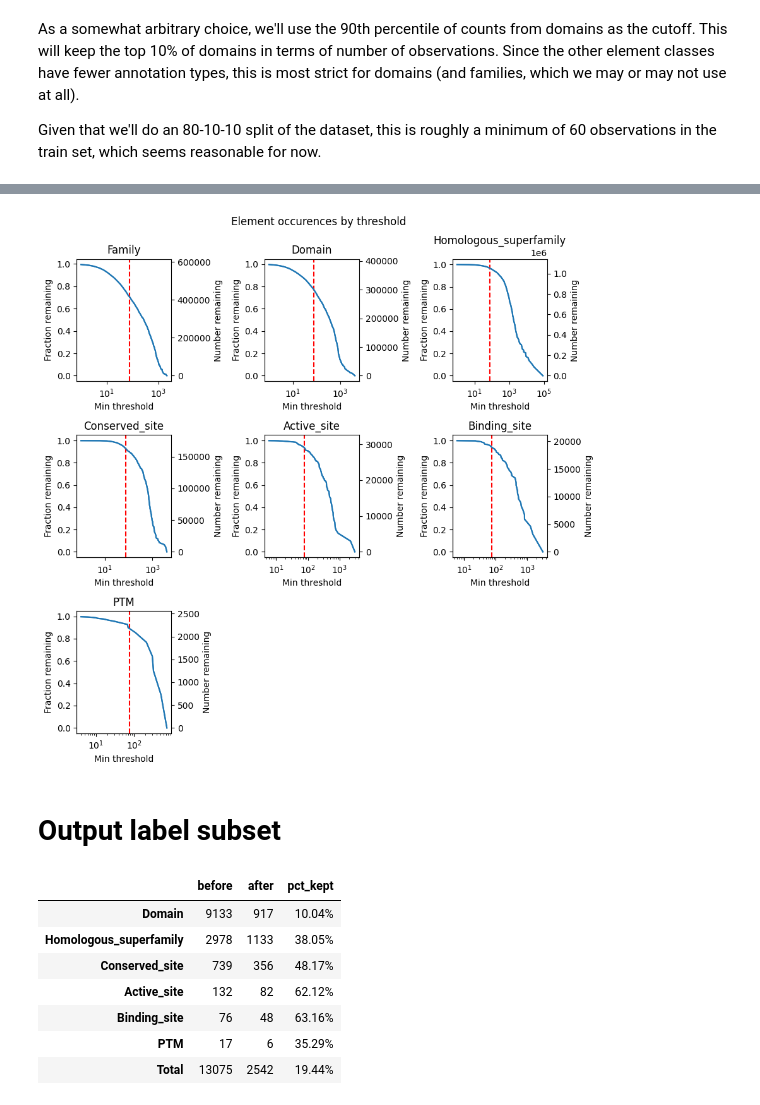
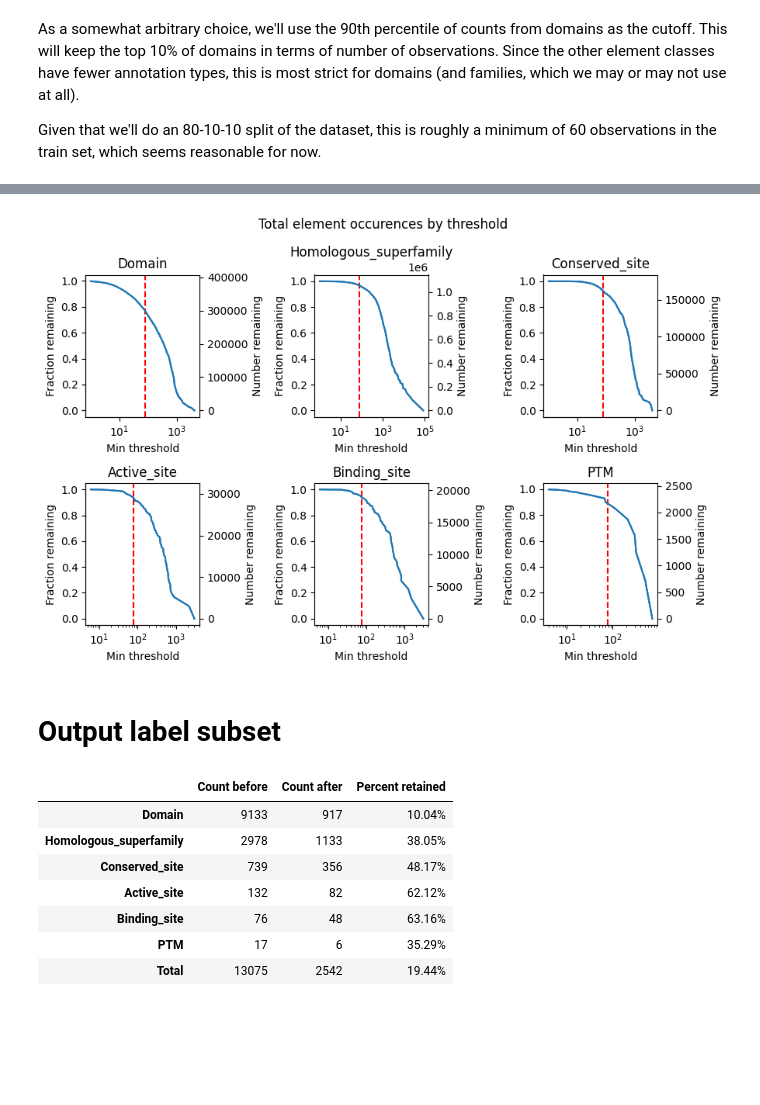
Before and after one commit to rcalef/magneton, a Jupyter notebook: experiments/create_label_subsets.ipynb, the cells around one changed output, grey strips where cells are left out. Cells and saved outputs as stored; diff of their text form; code cells hidden in the pictures; blank space fills up the shorter version.

```diff
--- a/experiments/create_label_subsets.ipynb
+++ b/experiments/create_label_subsets.ipynb
@@ -107,13 +110,17 @@ Binding_site                 76
 PTM                          17
 Name: count, dtype: int64
 # %%
-sns.barplot(
+ax = sns.barplot(
     x="element_type",
     hue="element_type",
     y="count",
     data=element_counts.reset_index(),
     hue_order=want_types,
+    edgecolor="black",
 )
+for cont in ax.containers:
+    ax.bar_label(cont)
+
 plt.xticks(rotation=45, ha="right")
 plt.ylabel("Number of distinct types")
 plt.xlabel("Entry type")
@@ -255,9 +262,18 @@ plt.ylim(-0.02, 1)
 As a somewhat arbitrary choice, we'll use the 90th percentile of counts from domains as the cutoff. This will keep the top 10% of domains in terms of number of observations. Since the other element classes have fewer annotation types, this is most strict for domains (and families, which we may or may not use at all).
 
 Given that we'll do an 80-10-10 split of the dataset, this is roughly a minimum of 60 observations in the train set, which seems reasonable for now.
+# %%
+order = [x for x in want_types if x != "Family"]
 # %%
 # Create a FacetGrid
-g = sns.FacetGrid(combined_stats_nonzero, col="element_type", col_wrap=3, sharex=False, sharey=False)
+g = sns.FacetGrid(
+    combined_stats_nonzero,
+    col="element_type",
+    col_wrap=3,
+    col_order=order,
+    sharex=False,
+    sharey=False,
+)
 
 # Define the plotting function
 def plot_facet(data, **kwargs):
@@ -278,6 +294,7 @@ def plot_facet(data, **kwargs):
     ax = plt.gca()
     ax.axvline(77, color="red", linestyle="--")
     ax.set_ylabel("Fraction")
+    plt.xlabel("Min threshold")
 
     # Plot the inverse CDF for count
     ax2 = ax.twinx()
@@ -301,7 +318,7 @@ g.map_dataframe(plot_facet)
 for ax, title in zip(g.axes.flat, g.col_names):
     ax.set_title(title)
 
-plt.suptitle("Unique elements by threshold")
+plt.suptitle("Distinct types remaining by threshold")
 
 # Adjust layout
 plt.tight_layout()
@@ -311,6 +328,14 @@ plt.show()
 # %%
 # Create a FacetGrid
-g = sns.FacetGrid(combined_stats_nonzero, col="element_type", col_wrap=3, sharex=False, sharey=False)
+g = sns.FacetGrid(
+    combined_stats_nonzero,
+    col="element_type",
+    col_wrap=3,
+    col_order=order,
+    sharex=False,
+    sharey=False,
+)
+
 
 # Define the plotting function
 def plot_facet(data, **kwargs):
@@ -332,35 +357,35 @@ def plot_facet(data, **kwargs):
     )
     plt.xlabel("Min threshold")
     ax = plt.gca()
     ax.axvline(77, color="red", linestyle="--")
 
     ax.set_ylabel("Fraction remaining")
 
     ax2 = ax.twinx()
     sns.lineplot(
         x="count",
         y="remaining",
         data=plot_data,
         ax=ax2,
     )
     ax2.set_ylabel("Number remaining")
 
     plt.xscale("log")
 
 # Map the plotting function to each facet
 g.map_dataframe(plot_facet)
 
 # Adjust titles to show only the element type
 for ax, title in zip(g.axes.flat, g.col_names):
     ax.set_title(title)
 
-plt.suptitle("Element occurences by threshold")
+plt.suptitle("Total element occurences by threshold")
 
 # Adjust layout
 plt.tight_layout()
 plt.show()
 # %% [output]
-[figure, old version]
+[figure, new version]
 # %% [markdown]
 # Output label subset
 # %%
@@ -384,10 +409,15 @@ def counts_with_sum(x, name):
         .pipe(counts_with_sum, "after")
     )
     .assign(pct_kept=lambda x: x.after / x.before)
-    .style.format({"pct_kept":"{:.2%}"})
+    .rename(columns={
+        "before": "Count before",
+        "after": "Count after",
+        "pct_kept": "Percent retained"
+    })
+    .style.format({"Percent retained":"{:.2%}"})
 )
 # %% [output]
-|  | before | after | pct_kept |
+|  | Count before | Count after | Percent retained |
 | Domain | 9133 | 917 | 10.04% |
 | Homologous_superfamily | 2978 | 1133 | 38.05% |
 | Conserved_site | 739 | 356 | 48.17% |
```
Also changed, not shown: parts of 3 cells of this notebook, 10 other files.
